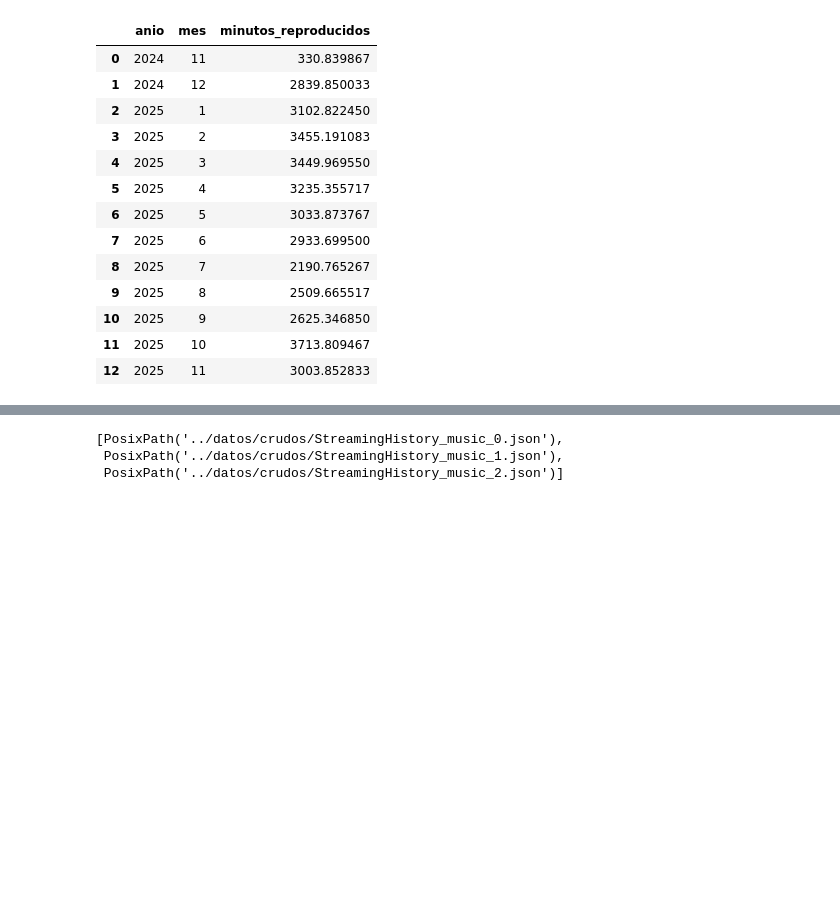
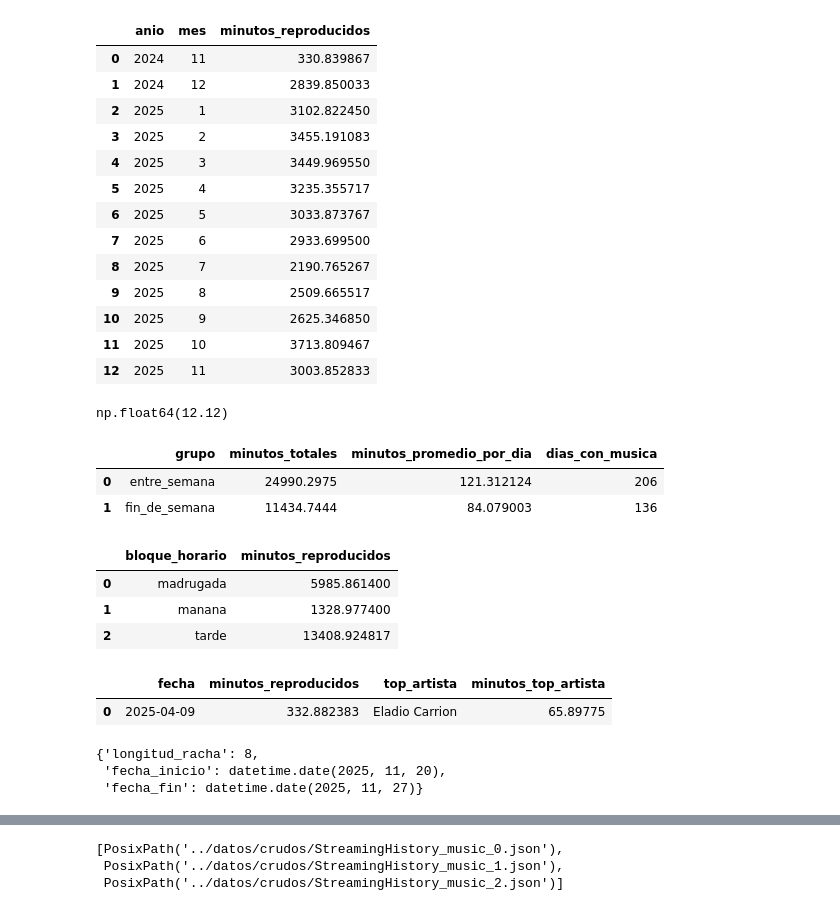
Before and after one commit to ekab-hub/Proyecto_Spotify_Analytics, a Jupyter notebook: cuadernos/limpieza_elias.ipynb, the cells around one changed output, grey strips where cells are left out. Cells and saved outputs as stored; diff of their text form; code cells hidden in the pictures; blank space fills up the shorter version.

```diff
--- a/cuadernos/limpieza_elias.ipynb
+++ b/cuadernos/limpieza_elias.ipynb
@@ -95,3 +103,31 @@ minutos_por_anio_mes(df)
 | 10 | 2025 | 9 | 2625.346850 |
 | 11 | 2025 | 10 | 3713.809467 |
 | 12 | 2025 | 11 | 3003.852833 |
+# %%
+indice_obsesion(df, n=1)
+# %% [output]
+np.float64(12.12)
+# %%
+resumen_entre_semana_vs_fin(df)
+# %% [output]
+|  | grupo | minutos_totales | minutos_promedio_por_dia | dias_con_musica |
+| 0 | entre_semana | 24990.2975 | 121.312124 | 206 |
+| 1 | fin_de_semana | 11434.7444 | 84.079003 | 136 |
+# %%
+minutos_por_bloque_horario(df)
+# %% [output]
+|  | bloque_horario | minutos_reproducidos |
+| 0 | madrugada | 5985.861400 |
+| 1 | manana | 1328.977400 |
+| 2 | tarde | 13408.924817 |
+# %%
+dia_mas_musical(df)
+# %% [output]
+|  | fecha | minutos_reproducidos | top_artista | minutos_top_artista |
+| 0 | 2025-04-09 | 332.882383 | Eladio Carrion | 65.89775 |
+# %%
+racha_musical_mas_larga(df, umbral_minutos_dia=120)
+# %% [output]
+{'longitud_racha': 8,
+ 'fecha_inicio': datetime.date(2025, 11, 20),
+ 'fecha_fin': datetime.date(2025, 11, 27)}
```
Also changed, not shown: parts of 4 cells of this notebook, 1 other file.
